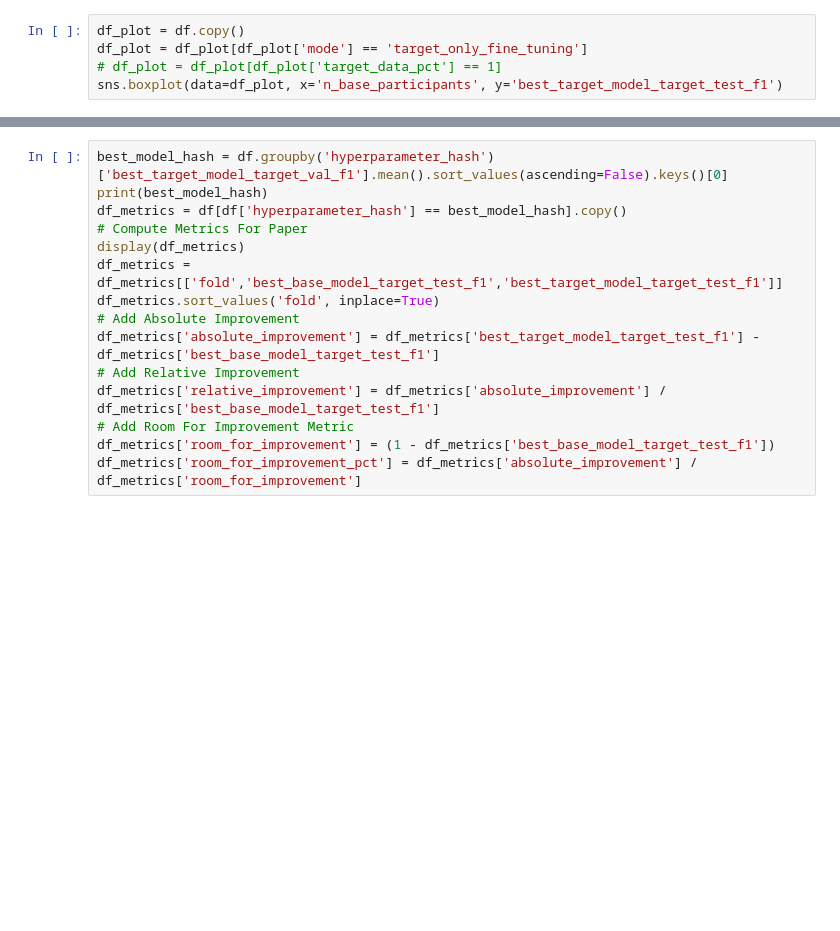
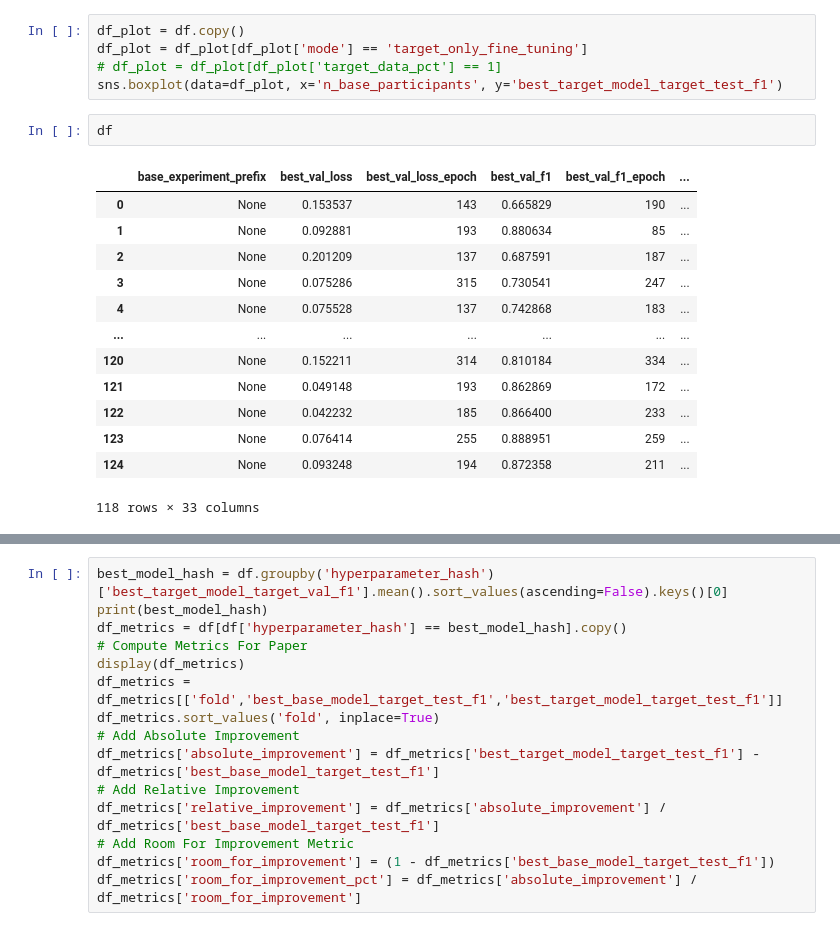
Before and after one commit to smithandrewk/ml-customization, a Jupyter notebook: eval_two_stage.ipynb, the cells around one changed output, grey strips where cells are left out. Saved outputs shown, nothing was run; the diff lists cells and outputs as text; blank space fills up the shorter version.

```diff
--- a/eval_two_stage.ipynb
+++ b/eval_two_stage.ipynb
@@ -232,3 +237,19 @@ df_plot = df.copy()
 df_plot = df_plot[df_plot['mode'] == 'target_only_fine_tuning']
 # df_plot = df_plot[df_plot['target_data_pct'] == 1]
 sns.boxplot(data=df_plot, x='n_base_participants', y='best_target_model_target_test_f1')
+# %%
+df
+# %% [output]
+|  | base_experiment_prefix | best_val_loss | best_val_loss_epoch | best_val_f1 | best_val_f1_epoch | ... |
+| 0 | None | 0.153537 | 143 | 0.665829 | 190 | ... |
+| 1 | None | 0.092881 | 193 | 0.880634 | 85 | ... |
+| 2 | None | 0.201209 | 137 | 0.687591 | 187 | ... |
+| 3 | None | 0.075286 | 315 | 0.730541 | 247 | ... |
+| 4 | None | 0.075528 | 137 | 0.742868 | 183 | ... |
+| ... | ... | ... | ... | ... | ... | ... |
+| 120 | None | 0.152211 | 314 | 0.810184 | 334 | ... |
+| 121 | None | 0.049148 | 193 | 0.862869 | 172 | ... |
+| 122 | None | 0.042232 | 185 | 0.866400 | 233 | ... |
+| 123 | None | 0.076414 | 255 | 0.888951 | 259 | ... |
+| 124 | None | 0.093248 | 194 | 0.872358 | 211 | ... |
+118 rows × 33 columns
```
Also changed, not shown: parts of 11 cells of this notebook, 6 other files.
